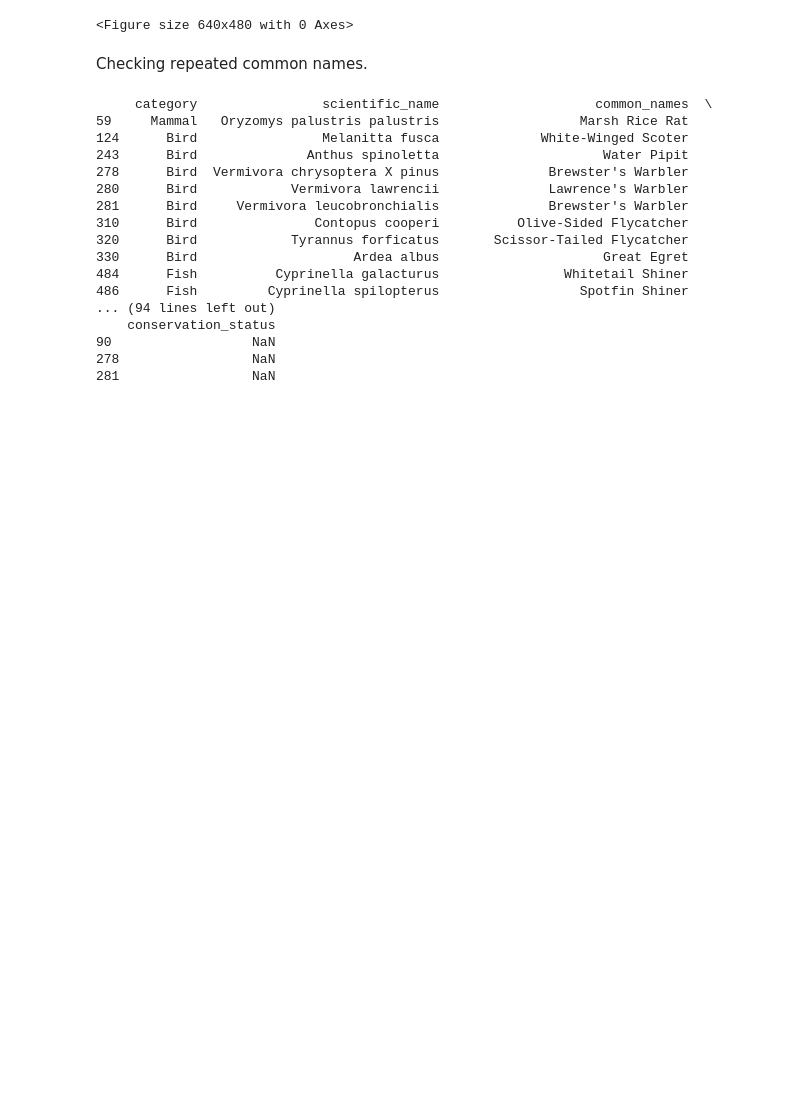
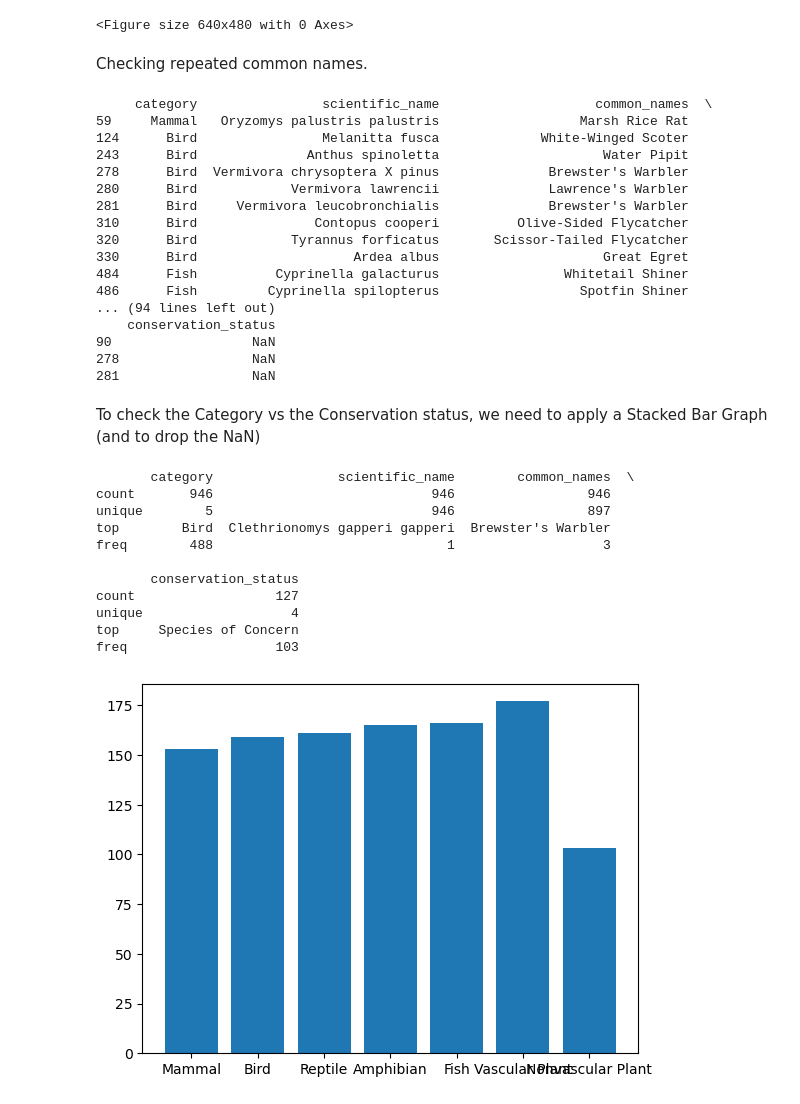
Before and after one commit to begg90/code_academy_projects, a Jupyter notebook: Biodiversity in National Parks/biodiversity.ipynb, the cells around one changed output. Drawn from its saved outputs; the diff is of its cells as text; code cells hidden in the pictures; blank space fills up the shorter version.

```diff
--- a/Biodiversity in National Parks/biodiversity.ipynb
+++ b/Biodiversity in National Parks/biodiversity.ipynb
@@ -141,3 +141,26 @@ print(df_animals[(df_animals.common_names == 'Brewster\'s Warbler')])
 90                  NaN
 278                 NaN
 281                 NaN
+# %% [markdown]
+To check the Category vs the Conservation status, we need to apply a Stacked Bar Graph (and to drop the NaN)
+# %%
+df_sp_noNaN = df_species.dropna()
+print(df_animals.describe(include='all'))
+
+category = df_sp_noNaN.category
+
+plt.bar(df_sp_noNaN.category, range(len(df_sp_noNaN.category)))
+plt.show()
+# %% [output]
+       category                scientific_name        common_names  \
+count       946                            946                 946
+unique        5                            946                 897
+top        Bird  Clethrionomys gapperi gapperi  Brewster's Warbler
+freq        488                              1                   3
+
+       conservation_status
+count                  127
+unique                   4
+top     Species of Concern
+freq                   103
+[figure, added]
```
